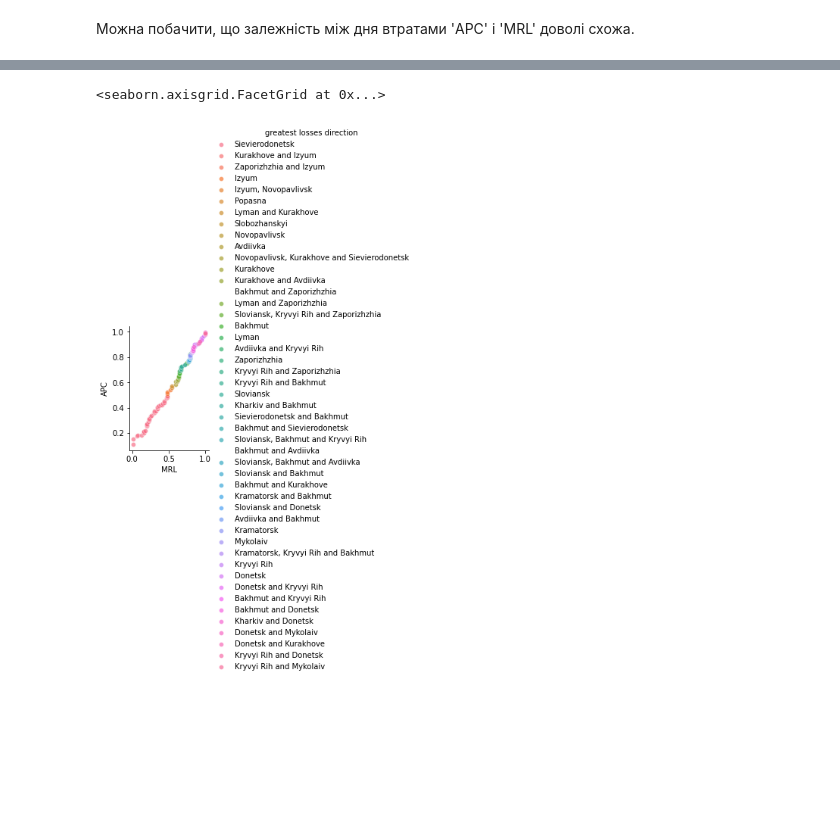
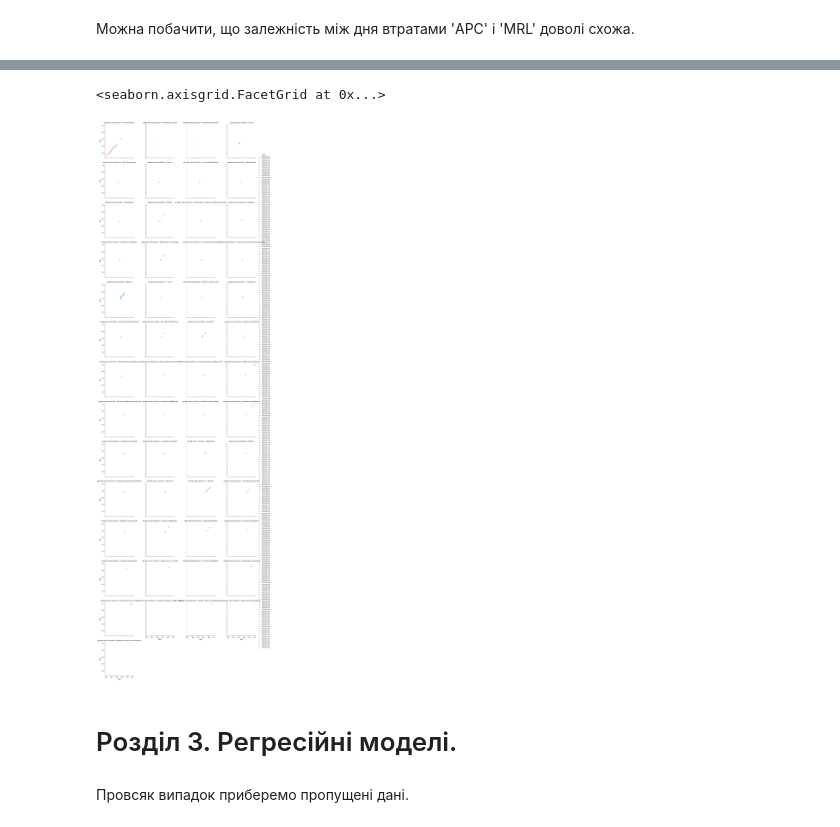
Before and after one commit to nastyabekesheva/DataScience, a Jupyter notebook: coursework/courseworkDS.ipynb, the cells around one changed output, grey strips where cells are left out. Cells and saved outputs as stored; diff of their text form; code cells hidden in the pictures; blank space fills up the shorter version.

```diff
--- a/coursework/courseworkDS.ipynb
+++ b/coursework/courseworkDS.ipynb
@@ -230,8 +228,9 @@ print(f'Пропущено : {total_missing}')
 # %% [markdown]
 За дпомогою функції fillna() заповнюємо пропущені значення методамі 'ffill' (попередне) та 'bfill' (наступне.)
 # %%
-df = df.fillna(method='ffill')
-df = df.fillna(method='bfill')
+df['greatest losses direction'] = df['greatest losses direction'].fillna(method='ffill')
+df['greatest losses direction'] = df['greatest losses direction'].fillna(method='bfill')
+df = df.fillna(0)
 df.isnull().values.any()
 # %% [output]
 False
@@ -312,7 +311,7 @@ dtype: float64
 $$x_{scaled} = \dfrac{x}{\max(|x|)}$$
 Кожне стандартизоване значення обчислюється шляхом ділення самого значення на абсолютне значення максимального значення. Те, що шкала може переходити від -1 до 1, не означає, що так і буде. Насправді від’ємні значення -1 і +1 існуватимуть лише тоді, коли в наборі даних є і від’ємні, і додатні значення максимальних значень. Це означає, що існуватиме принаймні одне або обидва значення -1 або +1.
 # %%
-df_normalized = df
+df_normalized = df.copy()
 
 def absolute_maximum_scale(series):
     try:
@@ -446,9 +446,11 @@ sns.relplot(data=df_normalized, x='day', y='APC')
 # %% [markdown]
 Можна побачити, що залежність між дня втратами 'APC' і 'MRL' доволі схожа.
 # %%
-df_normalized.loc[df_normalized.sample(frac=0.1).index, 'MRL'] = np.nan
-df_normalized.loc[df_normalized.sample(frac=0.1).index, 'APC'] = np.nan
-df_normalized.isnull().sum()
-df_normalized.corr(method='pearson')
+df1 = df_normalized.copy()
+
+df1.loc[df_normalized.sample(frac=0.1).index, 'MRL'] = np.nan
+df1.loc[df_normalized.sample(frac=0.1).index, 'APC'] = np.nan
+df1.isnull().sum()
+df1.corr(method='pearson')
 # %% [output]
 |  | aircraft | helicopter | tank | APC | field artillery | MRL | military auto | fuel tank | drone | ... |
@@ -470,7 +472,9 @@ df_normalized.corr(method='pearson')
 # %%
-g = sns.FacetGrid(df_normalized, hue='greatest losses direction')
-g.map(sns.scatterplot, 'MRL', 'APC', alpha=.7)
+g = sns.FacetGrid(df_normalized, col='greatest losses direction', hue="date", height=4, col_wrap=4)
+g.map(sns.scatterplot, 'MRL', 'APC')
 g.add_legend()
 # %% [output]
 <seaborn.axisgrid.FacetGrid at 0x...>
-[figure, old version]
+[figure, new version]
+# %% [markdown]
+# Розділ 3. Регресійні моделі.
@@ -476,0 +487,2 @@ g.add_legend()
+# %% [markdown]
+Провсяк випадок приберемо пропущені дані.
```
Also changed, not shown: parts of 42 cells of this notebook.
